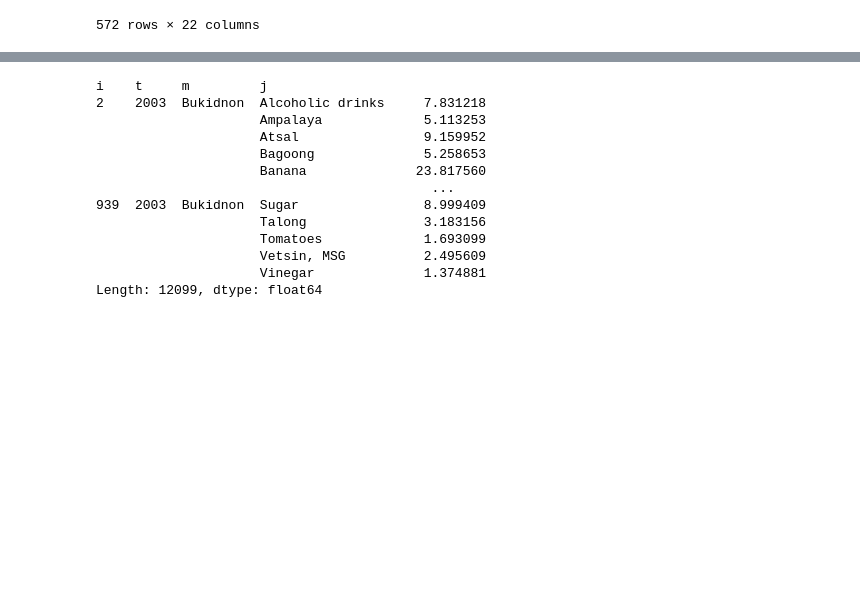
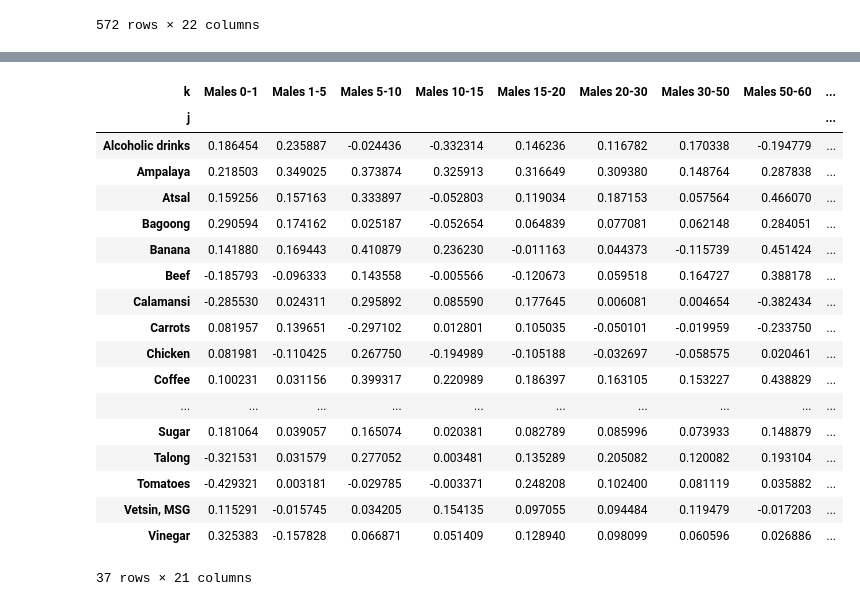
Before and after one commit to HoshiaiP/EEP153B, a Jupyter notebook: Project3.ipynb, the cells around one changed output, grey strips where cells are left out. Cells and saved outputs as stored; diff of their text form; code cells hidden in the pictures; blank space fills up the shorter version.

```diff
--- a/Project3.ipynb
+++ b/Project3.ipynb
@@ -126,11 +141,24 @@ shocks = shocks.rename(columns={"f0":"Had Shocks"})
 #shocks['hhid']
 # merge with the HH characteristics dataframe
 d = d.merge(shocks["Had Shocks"], left_on='i', right_on='hhid')
+t = d_copy.merge(shocks["Had Shocks"], left_on='i', right_on='hhid')
+tables.append(t)
 # %%
+# main table
 from cfe.estimation import drop_columns_wo_covariance
 
 y = drop_columns_wo_covariance(y,min_obs=30)
+y_copy = y
 # set indices
 d.columns.name = 'k'
 d.set_index(['i','t','m'],inplace=True)
-d
+use = y.index.intersection(d.index)
+y = y.loc[use,:]
+d = d.loc[use,:]
+y = y.stack()
+
+d = d.stack()
+
+# Check that indices are in right places!
+assert y.index.names == ['i','t','m','j']
+assert d.index.names == ['i','t','m','k']
@@ -205,16 +191,45 @@ result.e1
-# %%
-result.predicted_expenditures()
-# %% [output]
-i    t     m         j
-2    2003  Bukidnon  Alcoholic drinks     7.831218
-                     Ampalaya             5.113253
-                     Atsal                9.159952
-                     Bagoong              5.258653
-                     Banana              23.817560
-                                           ...
-939  2003  Bukidnon  Sugar                8.999409
-                     Talong               3.183156
-                     Tomatoes             1.693099
-                     Vetsin, MSG          2.495609
-                     Vinegar              1.374881
-Length: 12099, dtype: float64
+# %%
+results = []
+for t in tables:
+    t.columns.name = 'k'
+    t.set_index(['i','t','m'],inplace=True)
+    y_tmp = y_copy
+    use = y_tmp.index.intersection(t.index)
+    y_tmp = y_tmp.loc[use,:]
+    t = t.loc[use,:]
+    y_tmp = y_tmp.stack()
+    t = t.stack()
+    assert y_tmp.index.names == ['i','t','m','j']
+    assert t.index.names == ['i','t','m','k']
+    r = Regression(y=y_tmp,d=t)
+    results.append(r)
+# %%
+# regression tables stored in the list gamma_tables
+gamma_tables = []
+for r in results:
+    r.get_predicted_log_expenditures()
+    gamma_tables.append(r.gamma)
+# %%
+# access regression results for each additional variable
+# log sugar production
+gamma_tables[0]
+# %% [output]
+| k | Males 0-1 | Males 1-5 | Males 5-10 | Males 10-15 | Males 15-20 | Males 20-30 | Males 30-50 | Males 50-60 | ... |
+| j |  |  |  |  |  |  |  |  | ... |
+| Alcoholic drinks | 0.186454 | 0.235887 | -0.024436 | -0.332314 | 0.146236 | 0.116782 | 0.170338 | -0.194779 | ... |
+| Ampalaya | 0.218503 | 0.349025 | 0.373874 | 0.325913 | 0.316649 | 0.309380 | 0.148764 | 0.287838 | ... |
+| Atsal | 0.159256 | 0.157163 | 0.333897 | -0.052803 | 0.119034 | 0.187153 | 0.057564 | 0.466070 | ... |
+| Bagoong | 0.290594 | 0.174162 | 0.025187 | -0.052654 | 0.064839 | 0.077081 | 0.062148 | 0.284051 | ... |
+| Banana | 0.141880 | 0.169443 | 0.410879 | 0.236230 | -0.011163 | 0.044373 | -0.115739 | 0.451424 | ... |
+| Beef | -0.185793 | -0.096333 | 0.143558 | -0.005566 | -0.120673 | 0.059518 | 0.164727 | 0.388178 | ... |
+| Calamansi | -0.285530 | 0.024311 | 0.295892 | 0.085590 | 0.177645 | 0.006081 | 0.004654 | -0.382434 | ... |
+| Carrots | 0.081957 | 0.139651 | -0.297102 | 0.012801 | 0.105035 | -0.050101 | -0.019959 | -0.233750 | ... |
+| Chicken | 0.081981 | -0.110425 | 0.267750 | -0.194989 | -0.105188 | -0.032697 | -0.058575 | 0.020461 | ... |
+| Coffee | 0.100231 | 0.031156 | 0.399317 | 0.220989 | 0.186397 | 0.163105 | 0.153227 | 0.438829 | ... |
+| ... | ... | ... | ... | ... | ... | ... | ... | ... | ... |
+| Sugar | 0.181064 | 0.039057 | 0.165074 | 0.020381 | 0.082789 | 0.085996 | 0.073933 | 0.148879 | ... |
+| Talong | -0.321531 | 0.031579 | 0.277052 | 0.003481 | 0.135289 | 0.205082 | 0.120082 | 0.193104 | ... |
+| Tomatoes | -0.429321 | 0.003181 | -0.029785 | -0.003371 | 0.248208 | 0.102400 | 0.081119 | 0.035882 | ... |
+| Vetsin, MSG | 0.115291 | -0.015745 | 0.034205 | 0.154135 | 0.097055 | 0.094484 | 0.119479 | -0.017203 | ... |
+| Vinegar | 0.325383 | -0.157828 | 0.066871 | 0.051409 | 0.128940 | 0.098099 | 0.060596 | 0.026886 | ... |
+37 rows × 21 columns
```
Also changed, not shown: parts of 20 cells of this notebook.
